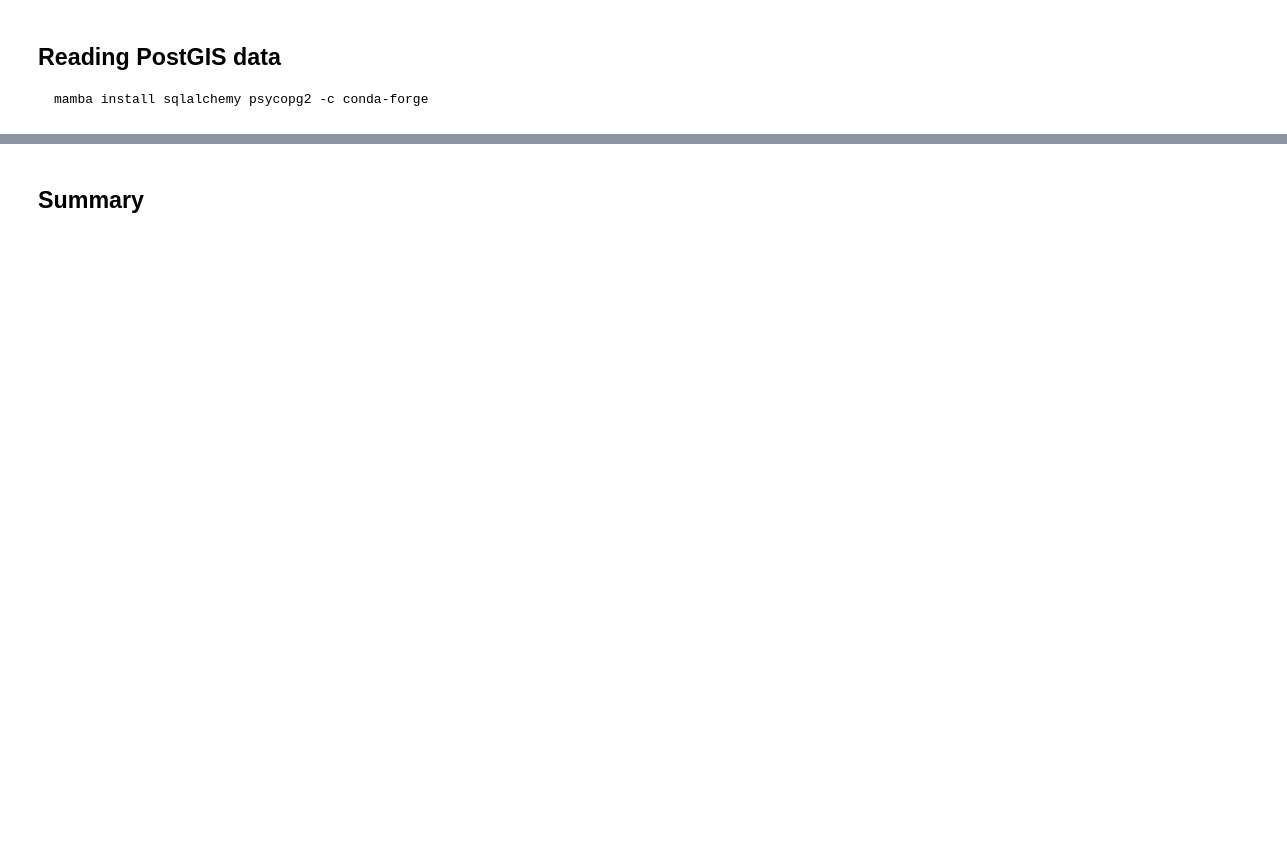
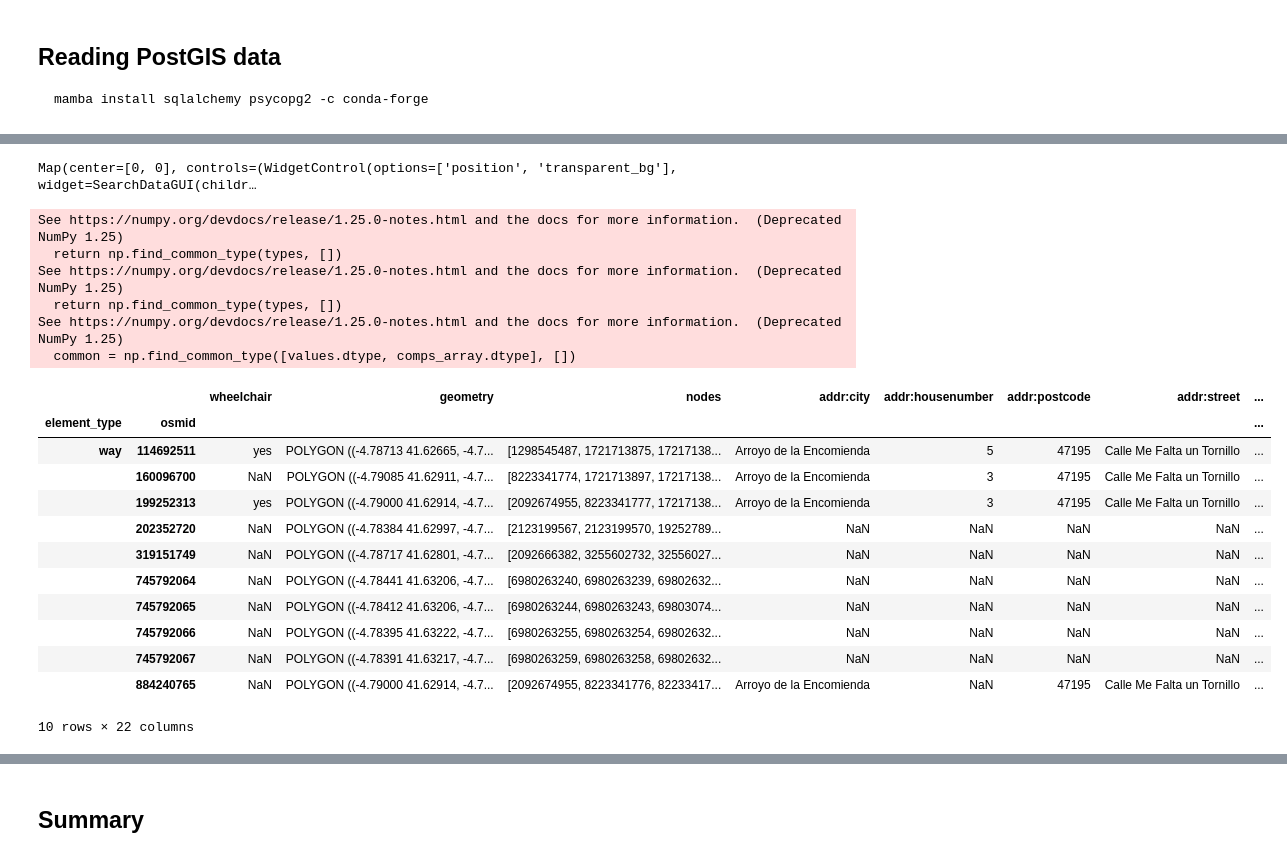
Before and after one commit to Pablomir16/GEOG-414_practicas, a Jupyter notebook: gee/04_local_data_PMG.ipynb, the cells around one changed output, grey strips where cells are left out. Drawn from its saved outputs; the diff is of its cells as text; code cells hidden in the pictures; blank space fills up the shorter version.

```diff
--- a/gee/04_local_data_PMG.ipynb
+++ b/gee/04_local_data_PMG.ipynb
@@ -715,0 +739,35 @@ Map
+# %%
+Map = geemap.Map(add_google_map=False)
+gdf = osm.osm_gdf_from_geocode("Arroyo de la Encomienda") ## descarga el bound de la ciudad -> datos en local
+Map.add_gdf(gdf, layer_name="Arroyo")
+Map
+# %% [output]
+Map(center=[0, 0], controls=(WidgetControl(options=['position', 'transparent_bg'], widget=SearchDataGUI(childr…
+# %%
+## Especificando el Tag, le pide descargar los contornos de edificaciones
+## Pueden ser puntos o poligonos -> van a coincidir exactamente con
+place = "Río Shopping, Arroyo de la Encomienda"
+tags = {"building": True}
+gdf_rio = osm.osm_gdf_from_place(place, tags)
+gdf_rio = gdf_rio[gdf_rio.geometry.type == "Polygon"]
+gdf_rio
+# %% [output]
+See https://numpy.org/devdocs/release/1.25.0-notes.html and the docs for more information.  (Deprecated NumPy 1.25)
+  return np.find_common_type(types, [])
+See https://numpy.org/devdocs/release/1.25.0-notes.html and the docs for more information.  (Deprecated NumPy 1.25)
+  return np.find_common_type(types, [])
+See https://numpy.org/devdocs/release/1.25.0-notes.html and the docs for more information.  (Deprecated NumPy 1.25)
+  common = np.find_common_type([values.dtype, comps_array.dtype], [])
+|  |  | wheelchair | geometry | nodes | addr:city | addr:housenumber | addr:postcode | addr:street | ... |
+| element_type | osmid |  |  |  |  |  |  |  | ... |
+| way | 114692511 | yes | POLYGON ((-4.78713 41.62665, -4.7... | [1298545487, 1721713875, 17217138... | Arroyo de la Encomienda | 5 | 47195 | Calle Me Falta un Tornillo | ... |
+|  | 160096700 | NaN | POLYGON ((-4.79085 41.62911, -4.7... | [8223341774, 1721713897, 17217138... | Arroyo de la Encomienda | 3 | 47195 | Calle Me Falta un Tornillo | ... |
+|  | 199252313 | yes | POLYGON ((-4.79000 41.62914, -4.7... | [2092674955, 8223341777, 17217138... | Arroyo de la Encomienda | 3 | 47195 | Calle Me Falta un Tornillo | ... |
+|  | 202352720 | NaN | POLYGON ((-4.78384 41.62997, -4.7... | [2123199567, 2123199570, 19252789... | NaN | NaN | NaN | NaN | ... |
+|  | 319151749 | NaN | POLYGON ((-4.78717 41.62801, -4.7... | [2092666382, 3255602732, 32556027... | NaN | NaN | NaN | NaN | ... |
+|  | 745792064 | NaN | POLYGON ((-4.78441 41.63206, -4.7... | [6980263240, 6980263239, 69802632... | NaN | NaN | NaN | NaN | ... |
+|  | 745792065 | NaN | POLYGON ((-4.78412 41.63206, -4.7... | [6980263244, 6980263243, 69803074... | NaN | NaN | NaN | NaN | ... |
+|  | 745792066 | NaN | POLYGON ((-4.78395 41.63222, -4.7... | [6980263255, 6980263254, 69802632... | NaN | NaN | NaN | NaN | ... |
+|  | 745792067 | NaN | POLYGON ((-4.78391 41.63217, -4.7... | [6980263259, 6980263258, 69802632... | NaN | NaN | NaN | NaN | ... |
+|  | 884240765 | NaN | POLYGON ((-4.79000 41.62914, -4.7... | [2092674955, 8223341776, 82233417... | Arroyo de la Encomienda | NaN | 47195 | Calle Me Falta un Tornillo | ... |
+10 rows × 22 columns
```
Also changed, not shown: parts of 12 cells of this notebook, 26 other files.
